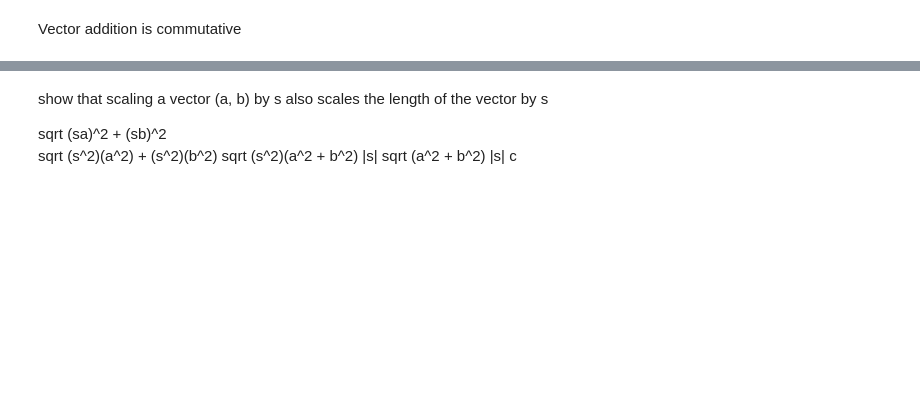
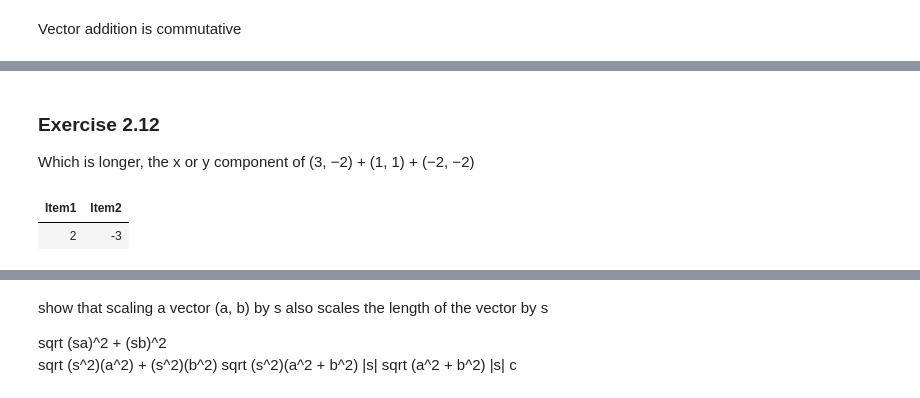
Before and after one commit to GHvW/math-for-programmers-fsharp, a Jupyter notebook: Chapter2.ipynb, the cells around one changed output, grey strips where cells are left out. Cells and saved outputs as stored; diff of their text form; code cells hidden in the pictures; blank space fills up the shorter version.

```diff
--- a/Chapter2.ipynb
+++ b/Chapter2.ipynb
@@ -260,0 +384,8 @@ Components and Lengths of (-6.0, -6.0) and (5.0, -12.0)?
+# %% [markdown]
+### Exercise 2.12
+Which is longer, the x or y component of (3, −2) + (1, 1) + (−2, −2)
+# %%
+(3.0, -2.0) |+| (1.0, 1.0) |+| (-2.0, -2.0)
+# %% [output]
+| Item1 | Item2 |
+| 2 | -3 |
```
Also changed, not shown: parts of 34 cells of this notebook, 1 other file.
